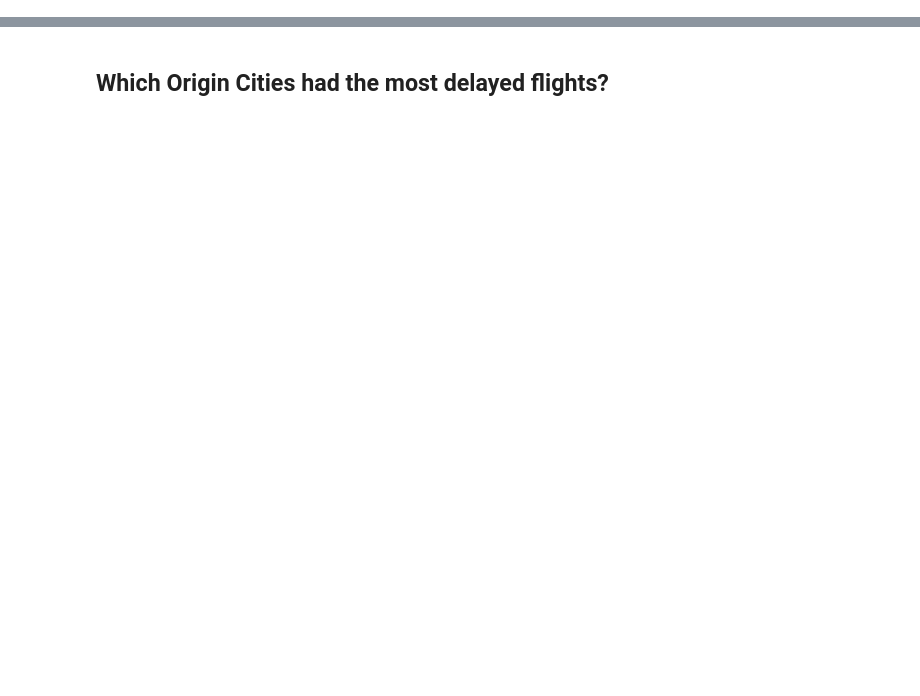
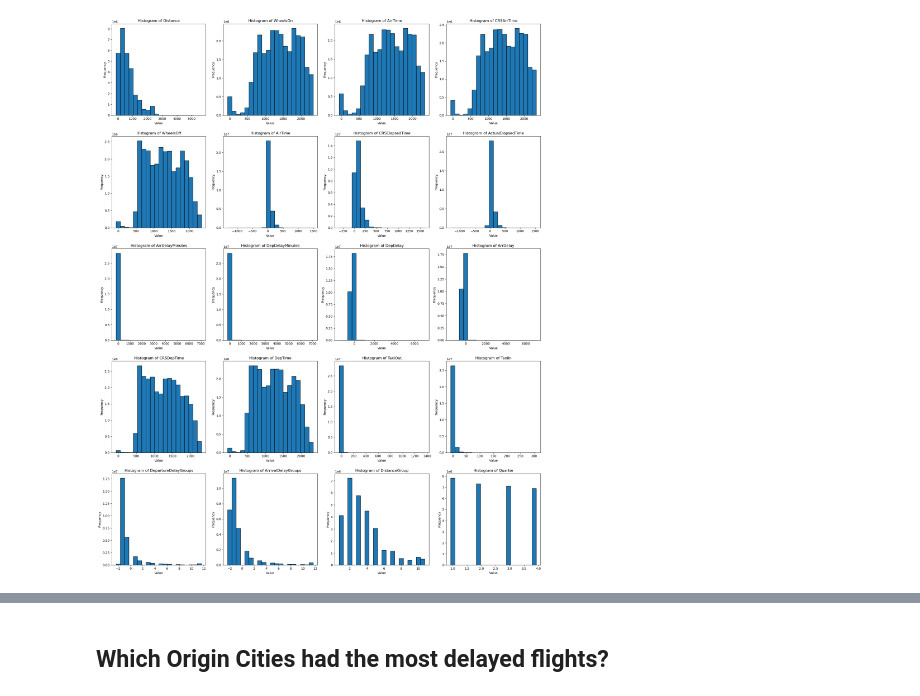
Before and after one commit to SmoothData-BigBrain/GroupProject, a Jupyter notebook: notebooks/GroupProject.ipynb, the cells around one changed output, grey strips where cells are left out. Saved outputs shown, nothing was run; the diff lists cells and outputs as text; code cells hidden in the pictures; blank space fills up the shorter version.

```diff
--- a/notebooks/GroupProject.ipynb
+++ b/notebooks/GroupProject.ipynb
@@ -70,0 +283,4 @@ my_df.show()
+# %%
+# get data type for each column
+for name, dtype in filtered_df.dtypes:
+    print(f"{name}: {dtype}")
@@ -70,0 +305,6 @@ my_df.show()
+# %%
+non_string_cols = [col_name for col_name, dtype in filtered_df.dtypes if dtype != 'string']
+# %%
+# subset column description dataframe for only non-string
+non_string_col_des = filtered_col_des.filter(col('column').isin(non_string_cols))
+non_string_col_des.show(n=non_string_col_des.count(), truncate=False)
@@ -70,0 +335,5 @@ my_df.show()
+# %%
+cont_col_des = non_string_col_des.filter(
+    ~non_string_col_des['column'].rlike('Dest|Origin|ID|Number|FlightDate')
+)
+cont_col_des.show(n=cont_col_des.count(), truncate=False)
@@ -70,0 +502,38 @@ my_df.show()
+# %%
+# list of columns from 'top_skewed'
+columns_to_plot = [row['column'] for row in top_skewed.collect()]
+
+# filter the columns that exist in filtered_df
+valid_columns = [col for col in columns_to_plot if col in filtered_df.columns]
+
+# plot histograms for each column
+n_cols = 4  # 4 histograms per row
+n_rows = (len(valid_columns) + n_cols - 1) // n_cols  # calculate num rows needed
+
+fig, axes = plt.subplots(n_rows, n_cols, figsize=(20, n_rows * 5))
+
+# flatten axes for easier indexing
+axes = axes.flatten()
+
+# loop through cols and plot
+for i, column in enumerate(valid_columns):
+    hist = filtered_df.select(column).rdd.flatMap(lambda x: x).histogram(20)  # 20 bins
+
+    bin_edges, bin_counts = hist
+
+    # plot the histogram using the bin edges and counts
+    axes[i].bar(bin_edges[:-1], bin_counts, width=(bin_edges[1] - bin_edges[0]), edgecolor='black')
+
+    # set axes & title
+    axes[i].set_title(f"Histogram of {column}")
+    axes[i].set_xlabel('Value')
+    axes[i].set_ylabel('Frequency')
+
+# turn off any unused subplots
+for i in range(len(valid_columns), len(axes)):
+    axes[i].axis('off')
+
+plt.tight_layout()
+plt.show()
+# %% [output]
+[figure, added]
```
Also changed, not shown: parts of 77 cells of this notebook.
